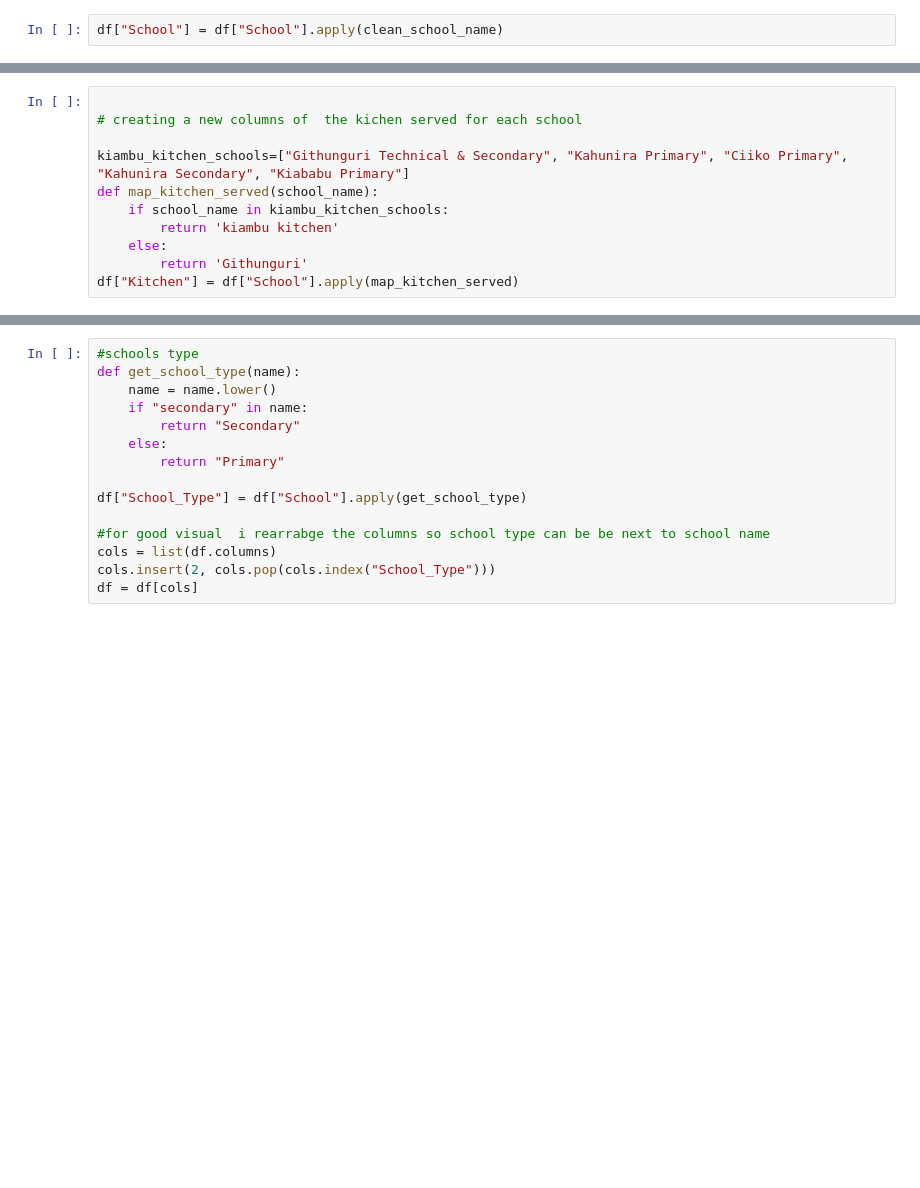
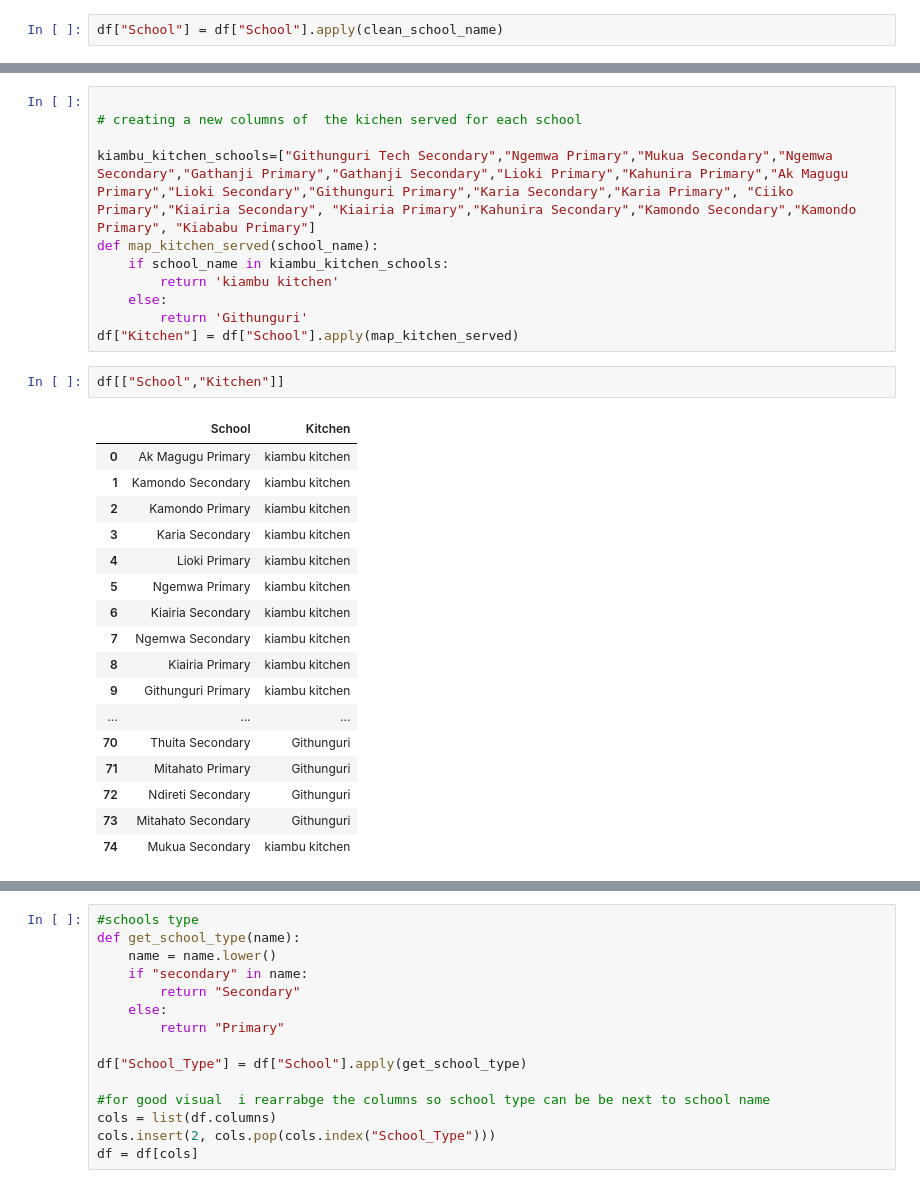
Before and after one commit to samy-migwi/Githunguri-kitchen-f4e-dashboard, a Jupyter notebook: data/notebook/wrangle.ipynb, the cells around one changed output, grey strips where cells are left out. Saved outputs shown, nothing was run; the diff lists cells and outputs as text; blank space fills up the shorter version.

```diff
--- a/data/notebook/wrangle.ipynb
+++ b/data/notebook/wrangle.ipynb
@@ -116,11 +161,31 @@ Name: School, dtype: object
 
 # creating a new columns of  the kichen served for each school
 
-kiambu_kitchen_schools=["Githunguri Technical & Secondary", "Kahunira Primary", "Ciiko Primary", "Kahunira Secondary", "Kiababu Primary"]
+kiambu_kitchen_schools=["Githunguri Tech Secondary","Ngemwa Primary","Mukua Secondary","Ngemwa Secondary","Gathanji Primary","Gathanji Secondary","Lioki Primary","Kahunira Primary","Ak Magugu Primary","Lioki Secondary","Githunguri Primary","Karia Secondary","Karia Primary", "Ciiko Primary","Kiairia Secondary", "Kiairia Primary","Kahunira Secondary","Kamondo Secondary","Kamondo Primary", "Kiababu Primary"]
 def map_kitchen_served(school_name):
     if school_name in kiambu_kitchen_schools:
         return 'kiambu kitchen'
     else:
         return 'Githunguri'
 df["Kitchen"] = df["School"].apply(map_kitchen_served)
+# %%
+df[["School","Kitchen"]]
+# %% [output]
+|  | School | Kitchen |
+| 0 | Ak Magugu Primary | kiambu kitchen |
+| 1 | Kamondo Secondary | kiambu kitchen |
+| 2 | Kamondo Primary | kiambu kitchen |
+| 3 | Karia Secondary | kiambu kitchen |
+| 4 | Lioki Primary | kiambu kitchen |
+| 5 | Ngemwa Primary | kiambu kitchen |
+| 6 | Kiairia Secondary | kiambu kitchen |
+| 7 | Ngemwa Secondary | kiambu kitchen |
+| 8 | Kiairia Primary | kiambu kitchen |
+| 9 | Githunguri Primary | kiambu kitchen |
+| ... | ... | ... |
+| 70 | Thuita Secondary | Githunguri |
+| 71 | Mitahato Primary | Githunguri |
+| 72 | Ndireti Secondary | Githunguri |
+| 73 | Mitahato Secondary | Githunguri |
+| 74 | Mukua Secondary | kiambu kitchen |
 # %%
```
Also changed, not shown: parts of 19 cells of this notebook, 8 other files.
